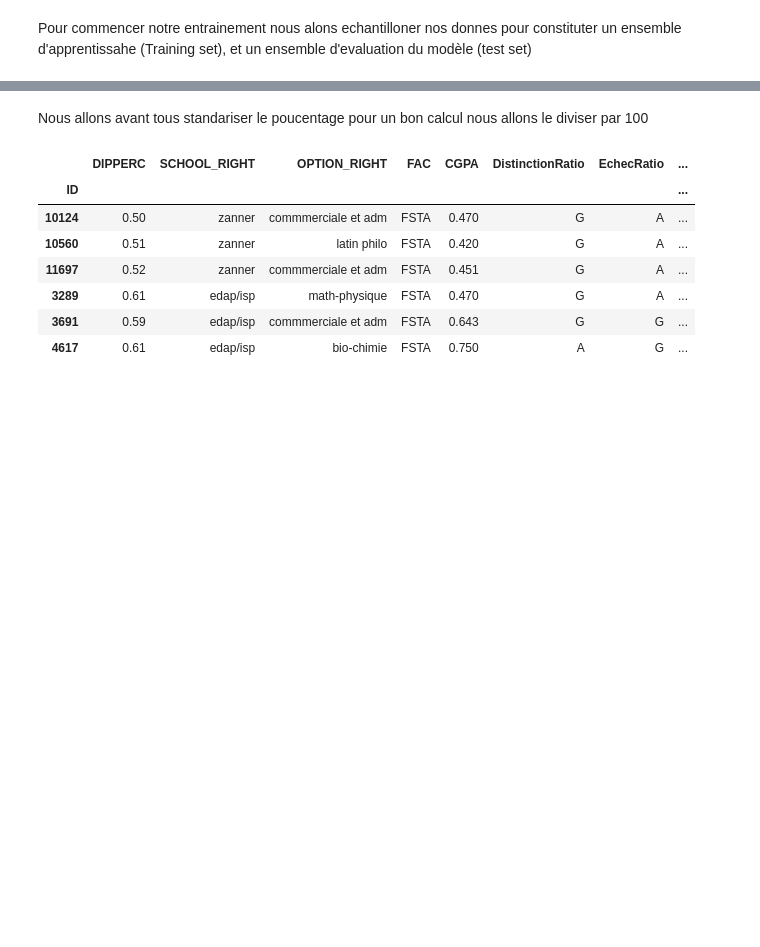
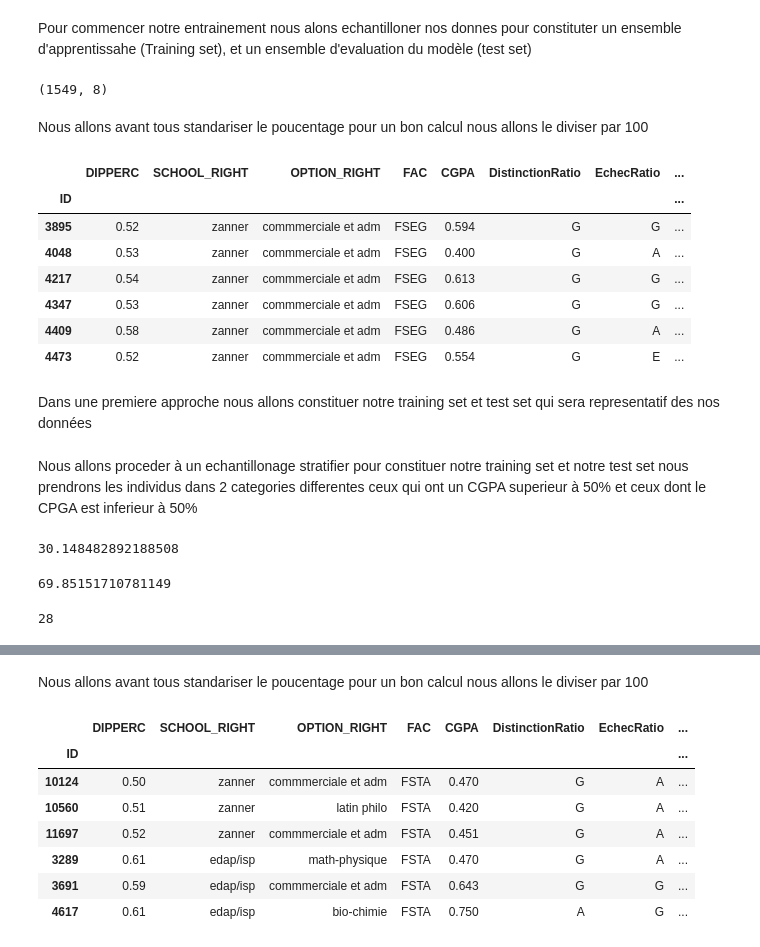
Before and after one commit to espoirMur/Student-Grade-Predictor, a Jupyter notebook: notebook/PredictiveModelBuilding.ipynb, the cells around one changed output, grey strips where cells are left out. Drawn from its saved outputs; the diff is of its cells as text; code cells hidden in the pictures; blank space fills up the shorter version.

```diff
--- a/notebook/PredictiveModelBuilding.ipynb
+++ b/notebook/PredictiveModelBuilding.ipynb
@@ -1201,4 +1201,41 @@ d = np.argmax(cumsum >= 0.98) + 1
 # %% [markdown]
 Pour commencer notre entrainement nous alons echantilloner nos donnes pour constituter un ensemble d'apprentissahe (Training set), et un ensemble d'evaluation du modèle (test set)
 # %%
-Techno=datasetCGPA.loc[datasetCGPA.FAC=='FSTA']
+Economie=datasetCGPA.loc[datasetCGPA.FAC=='FSEG']
+# %%
+Economie.shape
+# %% [output]
+(1549, 8)
+# %% [markdown]
+Nous allons avant tous standariser le poucentage pour un bon calcul nous allons le diviser par 100
+# %%
+Economie.loc[:,'DIPPERC']=Economie.DIPPERC/100
+# %%
+Economie.loc[:,'CGPA']=Economie.CGPA/100
+# %%
+Economie.head(6)
+# %% [output]
+|  | DIPPERC | SCHOOL_RIGHT | OPTION_RIGHT | FAC | CGPA | DistinctionRatio | EchecRatio | ... |
+| ID |  |  |  |  |  |  |  | ... |
+| 3895 | 0.52 | zanner | commmerciale et adm | FSEG | 0.594 | G | G | ... |
+| 4048 | 0.53 | zanner | commmerciale et adm | FSEG | 0.400 | G | A | ... |
+| 4217 | 0.54 | zanner | commmerciale et adm | FSEG | 0.613 | G | G | ... |
+| 4347 | 0.53 | zanner | commmerciale et adm | FSEG | 0.606 | G | G | ... |
+| 4409 | 0.58 | zanner | commmerciale et adm | FSEG | 0.486 | G | A | ... |
+| 4473 | 0.52 | zanner | commmerciale et adm | FSEG | 0.554 | G | E | ... |
+# %% [markdown]
+Dans une premiere approche nous allons constituer notre training set et test set qui sera representatif des nos données
+# %% [markdown]
+Nous allons proceder à un echantillonage stratifier pour constituer notre training set et notre test set nous prendrons les individus dans 2 categories differentes ceux qui ont un CGPA superieur à 50% et ceux dont le CPGA est inferieur à 50%
+# %%
+len(Economie.loc[Economie.CGPA<.55])*100/float(len(Economie))
+# %% [output]
+30.148482892188508
+# %%
+len(Economie.loc[Economie.CGPA>=.55])*100/float(len(Economie))
+# %% [output]
+69.85151710781149
+# %%
+len(Economie.loc[Economie.DIPPERC<.55])*100/len(Economie)
+# %% [output]
+28
```
Also changed, not shown: parts of 183 cells of this notebook, 3 other files.
